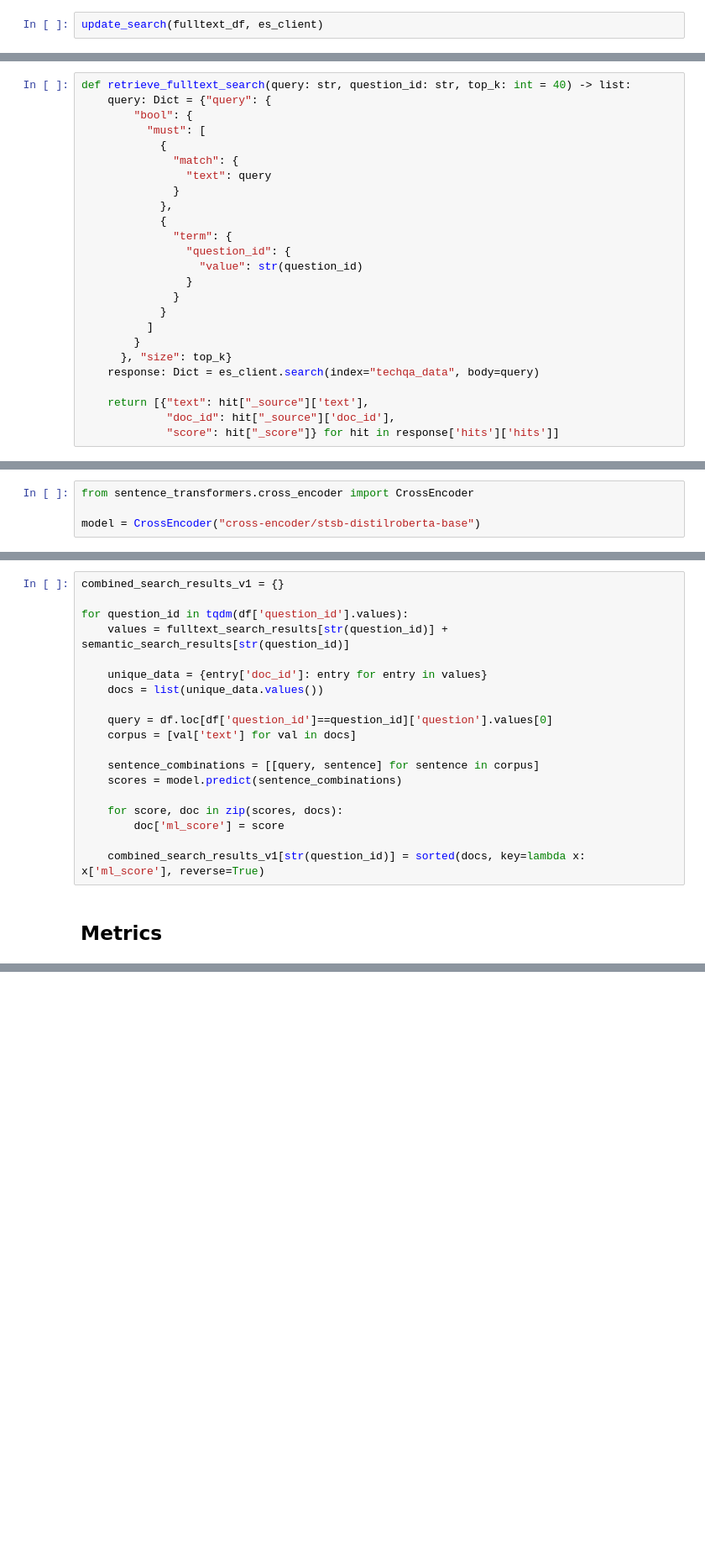
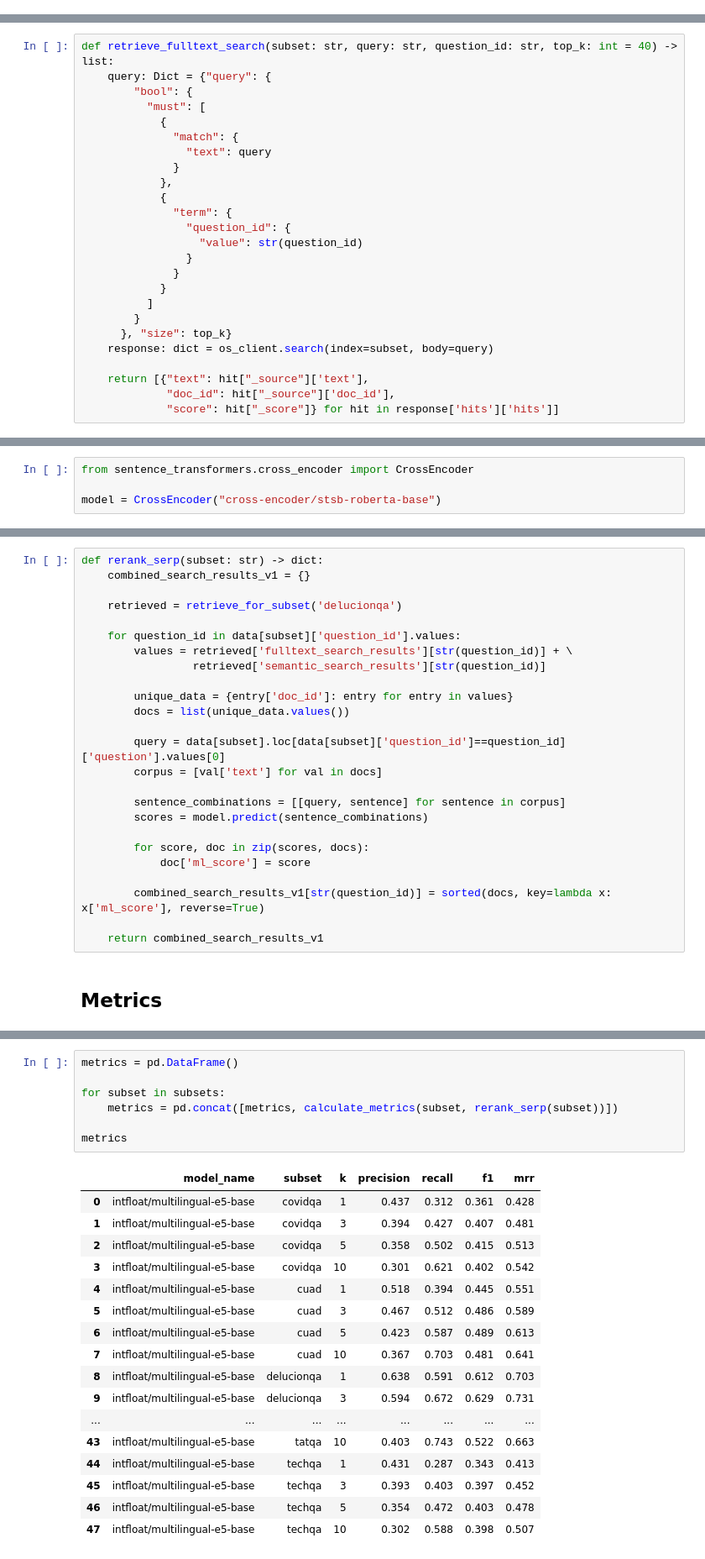
Before and after one commit to bulatovv/ugrag, a Jupyter notebook: experiments.ipynb, the cells around one changed output, grey strips where cells are left out. Shown: that part at 84% size. Drawn from its saved outputs; the diff is of its cells as text; blank space fills up the shorter version.

```diff
--- a/experiments.ipynb
+++ b/experiments.ipynb
@@ -303,2 +328,0 @@ fulltext_df = pd.DataFrame({'key_id': key_ids, 'question_id': question_ids, 'doc
-# %%
-update_search(fulltext_df, es_client)
@@ -326,6 +364,6 @@ def retrieve_semantic_search(query: str, question_id: str, top_k: int = 40, simi
              "score": result[1]} for result in results]
 # %%
-def retrieve_fulltext_search(query: str, question_id: str, top_k: int = 40) -> list:
+def retrieve_fulltext_search(subset: str, query: str, question_id: str, top_k: int = 40) -> list:
     query: Dict = {"query": {
         "bool": {
           "must": [
@@ -344,7 +382,7 @@ def retrieve_fulltext_search(query: str, question_id: str, top_k: int = 40) -> l
           ]
         }
       }, "size": top_k}
-    response: Dict = es_client.search(index="techqa_data", body=query)
+    response: dict = os_client.search(index=subset, body=query)
 
     return [{"text": hit["_source"]['text'],
              "doc_id": hit["_source"]['doc_id'],
@@ -362,4 +401,4 @@ for question_id, query in tqdm(zip(df['question_id'].values, df['question'].valu
 # %%
 from sentence_transformers.cross_encoder import CrossEncoder
 
-model = CrossEncoder("cross-encoder/stsb-distilroberta-base")
+model = CrossEncoder("cross-encoder/stsb-roberta-base")
@@ -387,22 +405,28 @@ model = CrossEncoder("cross-encoder/stsb-roberta-base")
 # %%
-combined_search_results_v1 = {}
+def rerank_serp(subset: str) -> dict:
+    combined_search_results_v1 = {}
 
-for question_id in tqdm(df['question_id'].values):
-    values = fulltext_search_results[str(question_id)] + semantic_search_results[str(question_id)]
+    retrieved = retrieve_for_subset('delucionqa')
 
-    unique_data = {entry['doc_id']: entry for entry in values}
-    docs = list(unique_data.values())
+    for question_id in data[subset]['question_id'].values:
+        values = retrieved['fulltext_search_results'][str(question_id)] + \
+                 retrieved['semantic_search_results'][str(question_id)]
 
-    query = df.loc[df['question_id']==question_id]['question'].values[0]
-    corpus = [val['text'] for val in docs]
+        unique_data = {entry['doc_id']: entry for entry in values}
+        docs = list(unique_data.values())
 
-    sentence_combinations = [[query, sentence] for sentence in corpus]
-    scores = model.predict(sentence_combinations)
+        query = data[subset].loc[data[subset]['question_id']==question_id]['question'].values[0]
+        corpus = [val['text'] for val in docs]
 
-    for score, doc in zip(scores, docs):
-        doc['ml_score'] = score
+        sentence_combinations = [[query, sentence] for sentence in corpus]
+        scores = model.predict(sentence_combinations)
 
-    combined_search_results_v1[str(question_id)] = sorted(docs, key=lambda x: x['ml_score'], reverse=True)
+        for score, doc in zip(scores, docs):
+            doc['ml_score'] = score
+
+        combined_search_results_v1[str(question_id)] = sorted(docs, key=lambda x: x['ml_score'], reverse=True)
+
+    return combined_search_results_v1
 # %% [markdown]
 ## Metrics
 # %%
@@ -504,0 +506,25 @@ combined_search_results['847']
+# %%
+metrics = pd.DataFrame()
+
+for subset in subsets:
+    metrics = pd.concat([metrics, calculate_metrics(subset, rerank_serp(subset))])
+
+metrics
+# %% [output]
+|  | model_name | subset | k | precision | recall | f1 | mrr |
+| 0 | intfloat/multilingual-e5-base | covidqa | 1 | 0.437 | 0.312 | 0.361 | 0.428 |
+| 1 | intfloat/multilingual-e5-base | covidqa | 3 | 0.394 | 0.427 | 0.407 | 0.481 |
+| 2 | intfloat/multilingual-e5-base | covidqa | 5 | 0.358 | 0.502 | 0.415 | 0.513 |
+| 3 | intfloat/multilingual-e5-base | covidqa | 10 | 0.301 | 0.621 | 0.402 | 0.542 |
+| 4 | intfloat/multilingual-e5-base | cuad | 1 | 0.518 | 0.394 | 0.445 | 0.551 |
+| 5 | intfloat/multilingual-e5-base | cuad | 3 | 0.467 | 0.512 | 0.486 | 0.589 |
+| 6 | intfloat/multilingual-e5-base | cuad | 5 | 0.423 | 0.587 | 0.489 | 0.613 |
+| 7 | intfloat/multilingual-e5-base | cuad | 10 | 0.367 | 0.703 | 0.481 | 0.641 |
+| 8 | intfloat/multilingual-e5-base | delucionqa | 1 | 0.638 | 0.591 | 0.612 | 0.703 |
+| 9 | intfloat/multilingual-e5-base | delucionqa | 3 | 0.594 | 0.672 | 0.629 | 0.731 |
+| ... | ... | ... | ... | ... | ... | ... | ... |
+| 43 | intfloat/multilingual-e5-base | tatqa | 10 | 0.403 | 0.743 | 0.522 | 0.663 |
+| 44 | intfloat/multilingual-e5-base | techqa | 1 | 0.431 | 0.287 | 0.343 | 0.413 |
+| 45 | intfloat/multilingual-e5-base | techqa | 3 | 0.393 | 0.403 | 0.397 | 0.452 |
+| 46 | intfloat/multilingual-e5-base | techqa | 5 | 0.354 | 0.472 | 0.403 | 0.478 |
+| 47 | intfloat/multilingual-e5-base | techqa | 10 | 0.302 | 0.588 | 0.398 | 0.507 |
```
Also changed, not shown: parts of 24 cells of this notebook, 1 other file.
